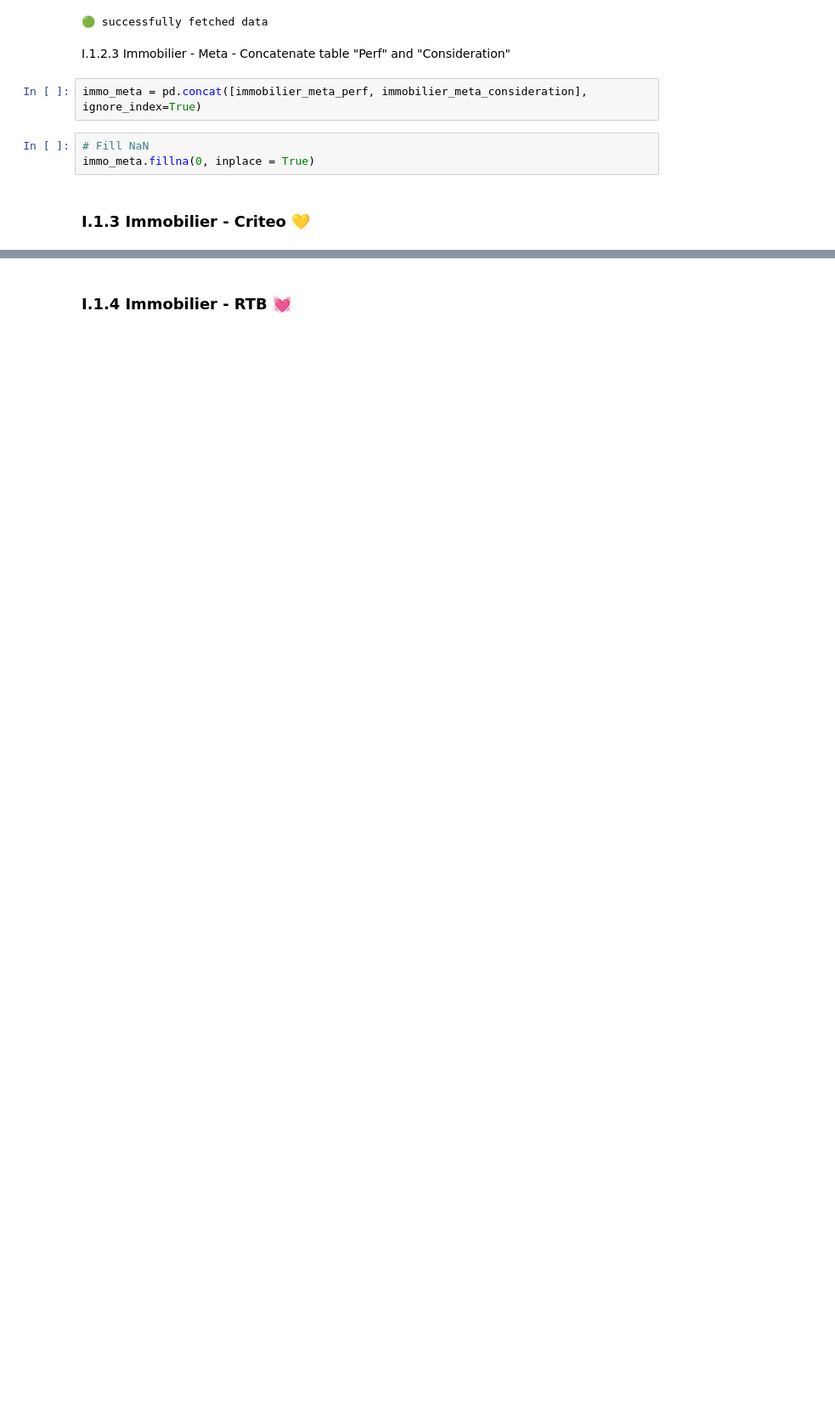
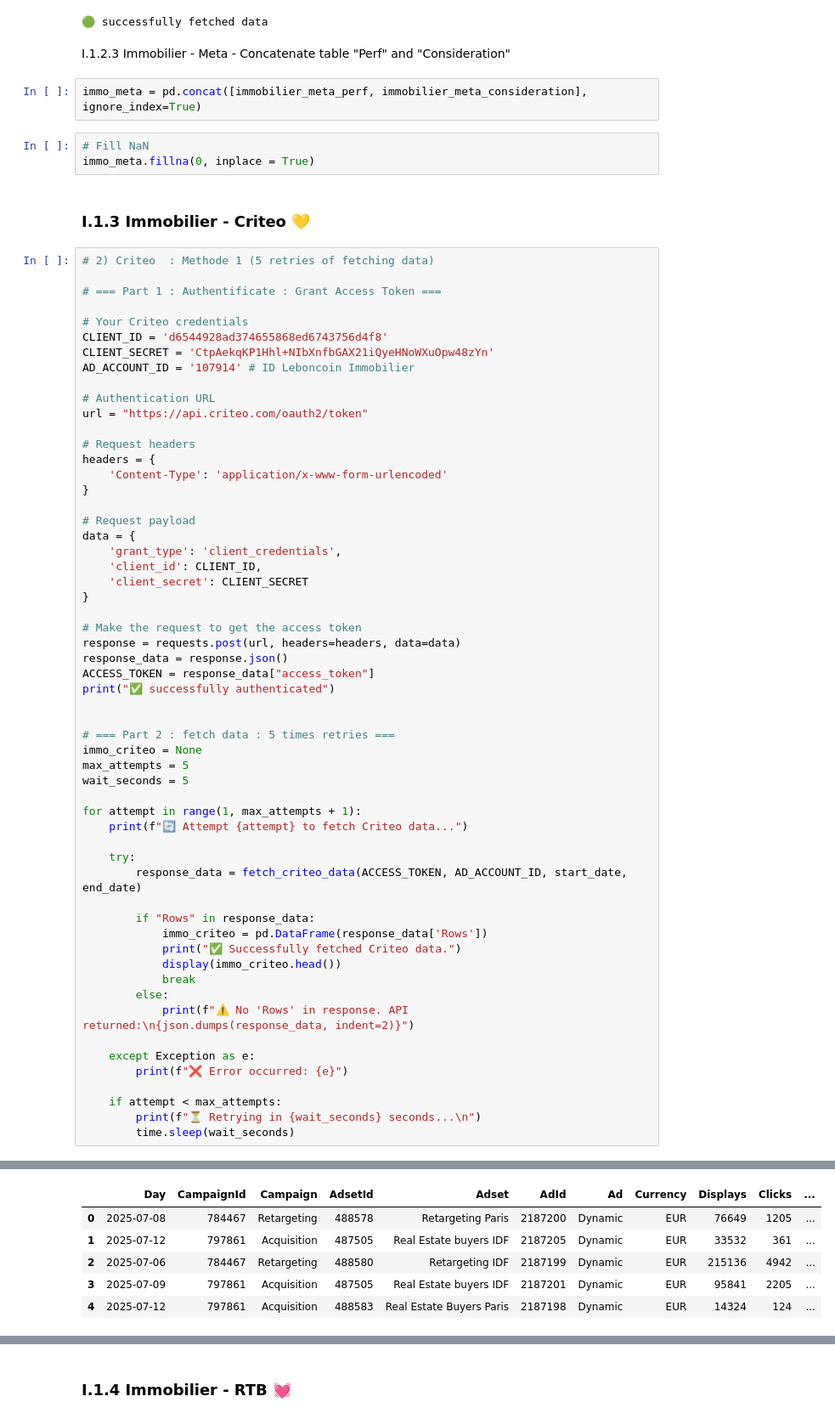
Before and after one commit to Junjiecode/Projet_BI_Media_Online_DataWorkflow, a Jupyter notebook: ICP_Data_Pipeline.ipynb, the cells around one changed output, grey strips where cells are left out. Shown: that part at 85% size. Cells and saved outputs as stored; diff of their text form; blank space fills up the shorter version.

Commit message:
change code : implement criteo fetch ads function

```diff
--- a/ICP_Data_Pipeline.ipynb
+++ b/ICP_Data_Pipeline.ipynb
@@ -637,3 +665,61 @@ immo_meta = pd.concat([immobilier_meta_perf, immobilier_meta_consideration], ign
 immo_meta.fillna(0, inplace = True)
 # %% [markdown]
 ### I.1.3 Immobilier - Criteo 💛
+# %%
+# 2) Criteo  : Methode 1 (5 retries of fetching data)
+
+# === Part 1 : Authentificate : Grant Access Token ===
+
+# Your Criteo credentials
+CLIENT_ID = 'd6544928ad374655868ed6743756d4f8'
+CLIENT_SECRET = 'CtpAekqKP1Hhl+NIbXnfbGAX21iQyeHNoWXuOpw48zYn'
+AD_ACCOUNT_ID = '107914' # ID Leboncoin Immobilier
+
+# Authentication URL
+url = "https://api.criteo.com/oauth2/token"
+
+# Request headers
+headers = {
+    'Content-Type': 'application/x-www-form-urlencoded'
+}
+
+# Request payload
+data = {
+    'grant_type': 'client_credentials',
+    'client_id': CLIENT_ID,
+    'client_secret': CLIENT_SECRET
+}
+
+# Make the request to get the access token
+response = requests.post(url, headers=headers, data=data)
+response_data = response.json()
+ACCESS_TOKEN = response_data["access_token"]
+print("✅ successfully authenticated")
+
+
+# === Part 2 : fetch data : 5 times retries ===
+immo_criteo = None
+max_attempts = 5
+wait_seconds = 5
+
+for attempt in range(1, max_attempts + 1):
+    print(f"🔄 Attempt {attempt} to fetch Criteo data...")
+
+    try:
+        response_data = fetch_criteo_data(ACCESS_TOKEN, AD_ACCOUNT_ID, start_date, end_date)
+
+        if "Rows" in response_data:
+            immo_criteo = pd.DataFrame(response_data['Rows'])
+            print("✅ Successfully fetched Criteo data.")
+            display(immo_criteo.head())
+            break
+        else:
+            print(f"⚠️ No 'Rows' in response. API returned:\n{json.dumps(response_data, indent=2)}")
+
+    except Exception as e:
+        print(f"❌ Error occurred: {e}")
+
+    if attempt < max_attempts:
+        print(f"⏳ Retrying in {wait_seconds} seconds...\n")
+        time.sleep(wait_seconds)
+# %% [output]
@@ -640 +733,7 @@ immo_meta.fillna(0, inplace = True)
+|  | Day | CampaignId | Campaign | AdsetId | Adset | AdId | Ad | Currency | Displays | Clicks | ... |
+| 0 | 2025-07-08 | 784467 | Retargeting | 488578 | Retargeting Paris | 2187200 | Dynamic | EUR | 76649 | 1205 | ... |
+| 1 | 2025-07-12 | 797861 | Acquisition | 487505 | Real Estate buyers IDF | 2187205 | Dynamic | EUR | 33532 | 361 | ... |
+| 2 | 2025-07-06 | 784467 | Retargeting | 488580 | Retargeting IDF | 2187199 | Dynamic | EUR | 215136 | 4942 | ... |
+| 3 | 2025-07-09 | 797861 | Acquisition | 487505 | Real Estate buyers IDF | 2187201 | Dynamic | EUR | 95841 | 2205 | ... |
+| 4 | 2025-07-12 | 797861 | Acquisition | 488583 | Real Estate Buyers Paris | 2187198 | Dynamic | EUR | 14324 | 124 | ... |
 # %%
```
Also changed, not shown: parts of 4 cells of this notebook.
